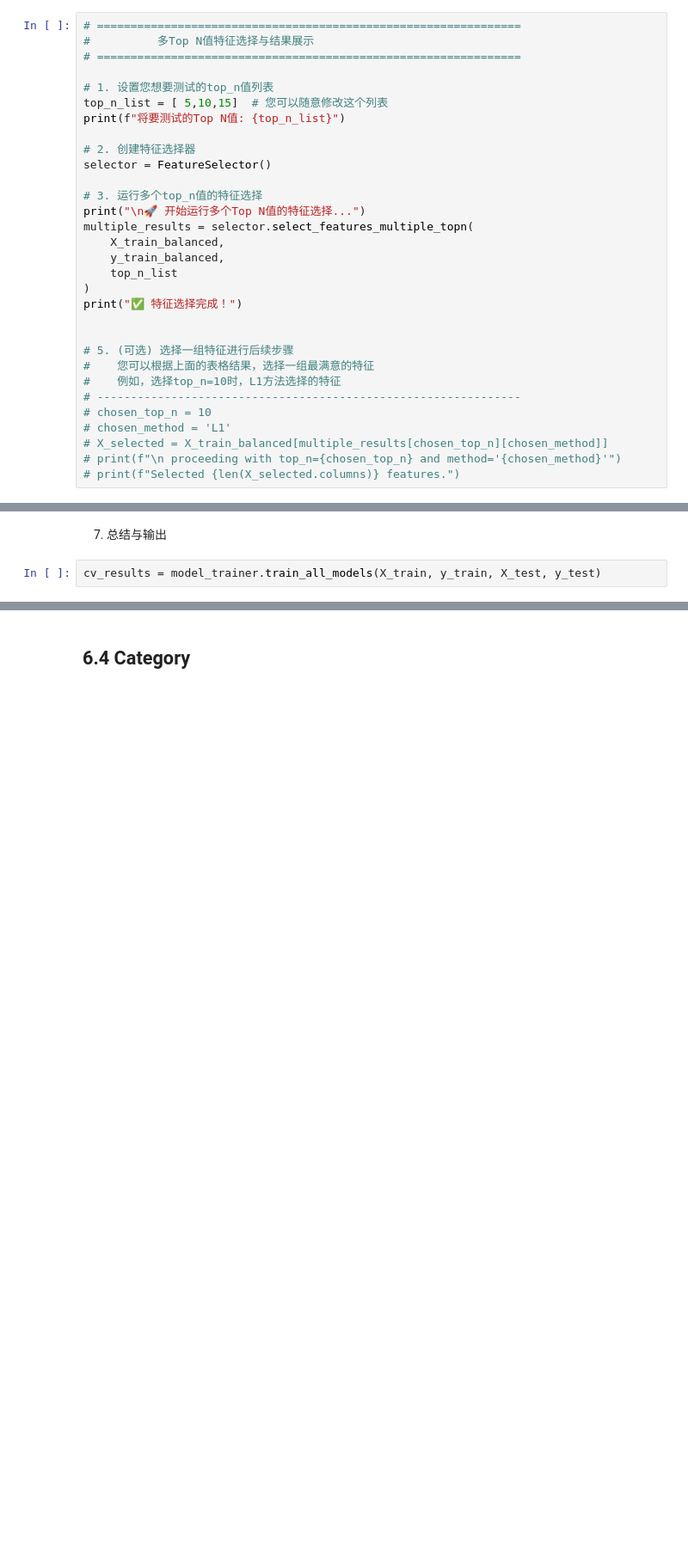
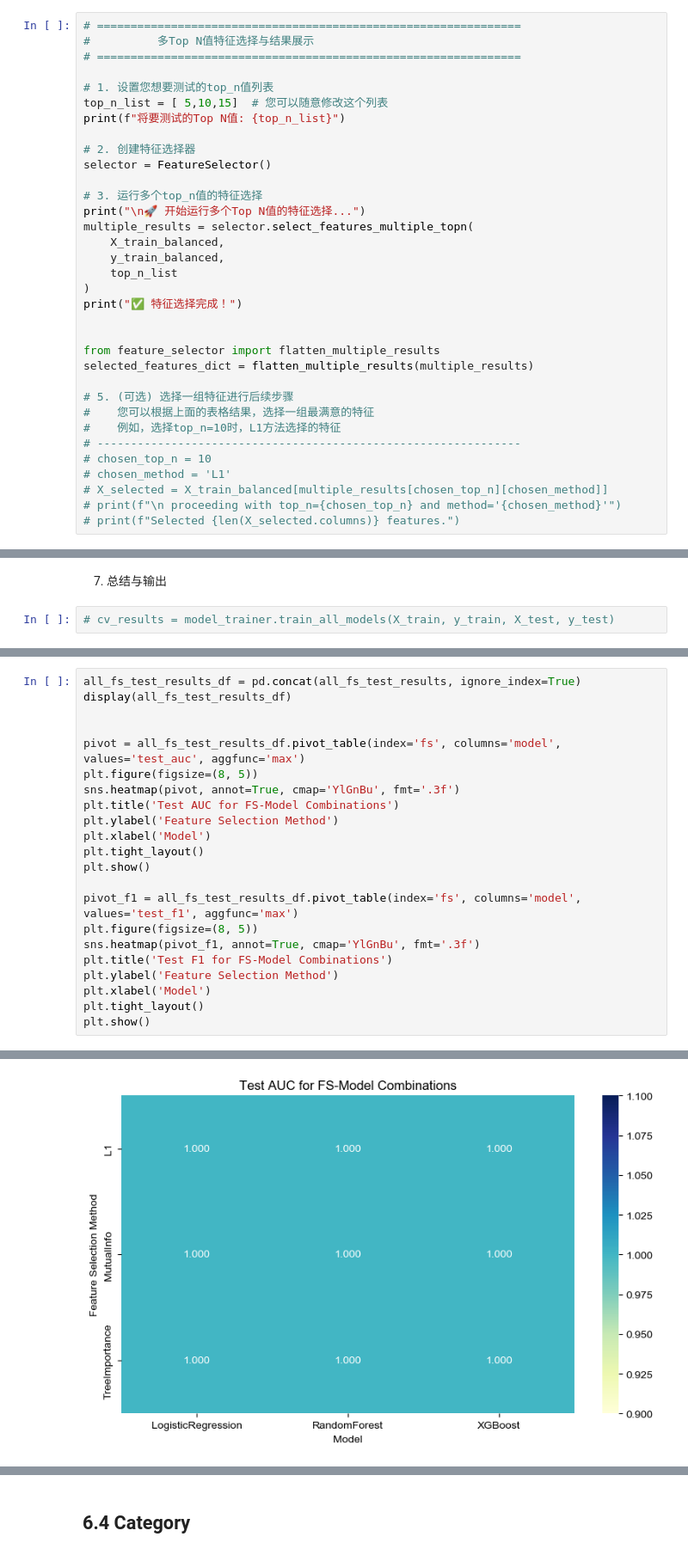
Before and after one commit to sarcorlisy/GHM_RESEARCH_PROJECT, a Jupyter notebook: Pipeline_Demo_with_Validation.ipynb, the cells around one changed output, grey strips where cells are left out. Shown at 86% size. Drawn from its saved outputs; the diff is of its cells as text; blank space fills up the shorter version.

```diff
--- a/Pipeline_Demo_with_Validation.ipynb
+++ b/Pipeline_Demo_with_Validation.ipynb
@@ -583,6 +727,9 @@ multiple_results = selector.select_features_multiple_topn(
 print("✅ 特征选择完成！")
 
 
+from feature_selector import flatten_multiple_results
+selected_features_dict = flatten_multiple_results(multiple_results)
+
 # 5. (可选) 选择一组特征进行后续步骤
 #    您可以根据上面的表格结果，选择一组最满意的特征
 #    例如，选择top_n=10时，L1方法选择的特征
@@ -807,4 +960,4 @@ plt.show()
 # %% [markdown]
 7. 总结与输出
 # %%
-cv_results = model_trainer.train_all_models(X_train, y_train, X_test, y_test)
+# cv_results = model_trainer.train_all_models(X_train, y_train, X_test, y_test)
@@ -842,0 +1127,23 @@ Index(['encounter_id', 'patient_nbr', 'race', 'gender', 'age',
+# %%
+all_fs_test_results_df = pd.concat(all_fs_test_results, ignore_index=True)
+display(all_fs_test_results_df)
+
+
+pivot = all_fs_test_results_df.pivot_table(index='fs', columns='model', values='test_auc', aggfunc='max')
+plt.figure(figsize=(8, 5))
+sns.heatmap(pivot, annot=True, cmap='YlGnBu', fmt='.3f')
+plt.title('Test AUC for FS-Model Combinations')
+plt.ylabel('Feature Selection Method')
+plt.xlabel('Model')
+plt.tight_layout()
+plt.show()
+
+pivot_f1 = all_fs_test_results_df.pivot_table(index='fs', columns='model', values='test_f1', aggfunc='max')
+plt.figure(figsize=(8, 5))
+sns.heatmap(pivot_f1, annot=True, cmap='YlGnBu', fmt='.3f')
+plt.title('Test F1 for FS-Model Combinations')
+plt.ylabel('Feature Selection Method')
+plt.xlabel('Model')
+plt.tight_layout()
+plt.show()
+# %% [output]
@@ -842,0 +1163 @@ Index(['encounter_id', 'patient_nbr', 'race', 'gender', 'age',
+[figure, added]
```
Also changed, not shown: parts of 27 cells of this notebook, 13 other files.
